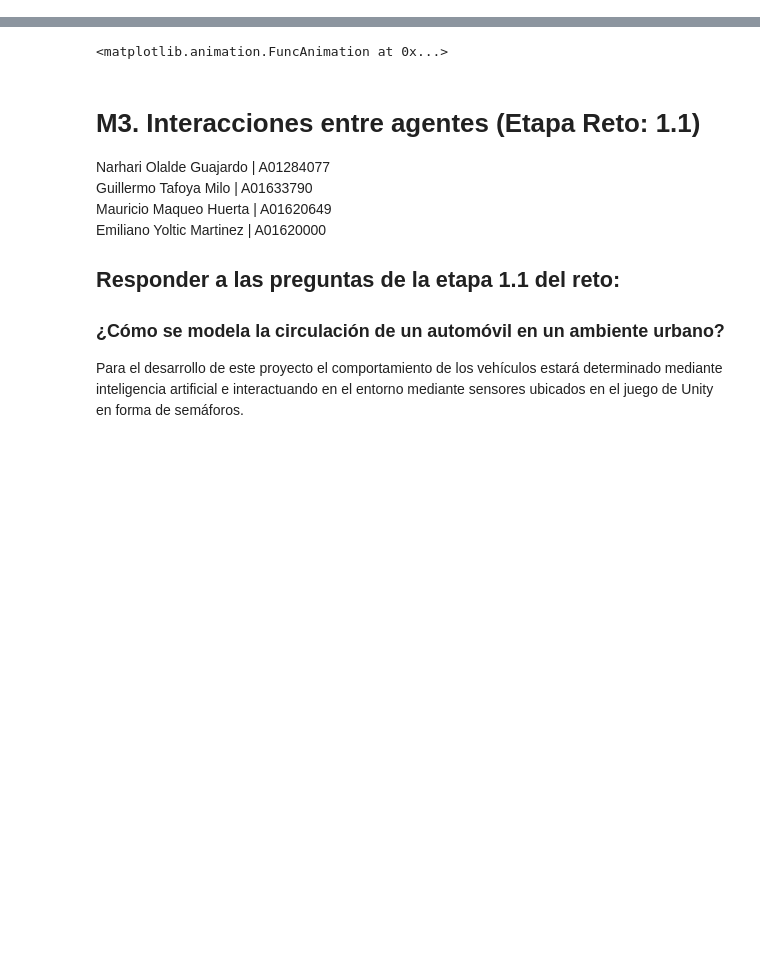
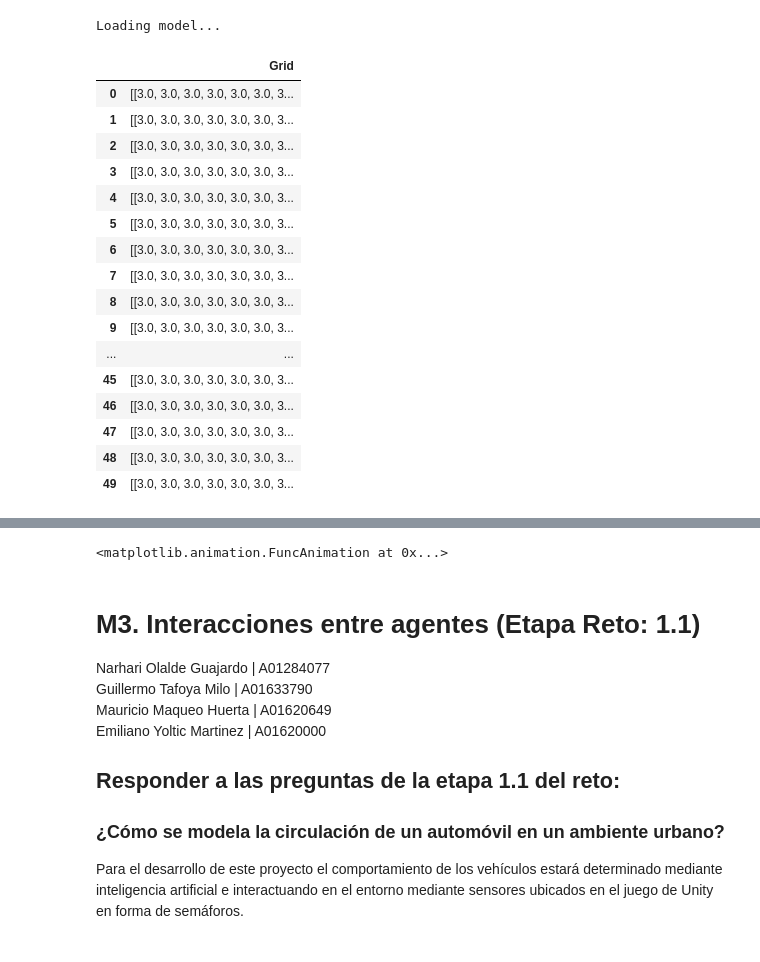
Before and after one commit to GuillermoTafoya/Multiagentes, a Jupyter notebook: DQ Learning/simulation.ipynb, the cells around one changed output, grey strips where cells are left out. Cells and saved outputs as stored; diff of their text form; code cells hidden in the pictures; blank space fills up the shorter version.

```diff
--- a/DQ Learning/simulation.ipynb
+++ b/DQ Learning/simulation.ipynb
@@ -1,5 +1,9 @@
 # %%
 from models import *
+# %%
+print("Loading model...")
+# %% [output]
+Loading model...
 # %%
 one_hot = False
 write = True
@@ -46,6 +50,26 @@ patch = plt.imshow(pinta_me(all_grid.iloc[0][0]))
 def animate(i):
     patch.set_data(pinta_me(all_grid.iloc[i][0]))
 anim = animation.FuncAnimation(fig, animate, frames=len(all_grid))
+# %%
+all_grid
+# %% [output]
+|  | Grid |
+| 0 | [[3.0, 3.0, 3.0, 3.0, 3.0, 3.0, 3... |
+| 1 | [[3.0, 3.0, 3.0, 3.0, 3.0, 3.0, 3... |
+| 2 | [[3.0, 3.0, 3.0, 3.0, 3.0, 3.0, 3... |
+| 3 | [[3.0, 3.0, 3.0, 3.0, 3.0, 3.0, 3... |
+| 4 | [[3.0, 3.0, 3.0, 3.0, 3.0, 3.0, 3... |
+| 5 | [[3.0, 3.0, 3.0, 3.0, 3.0, 3.0, 3... |
+| 6 | [[3.0, 3.0, 3.0, 3.0, 3.0, 3.0, 3... |
+| 7 | [[3.0, 3.0, 3.0, 3.0, 3.0, 3.0, 3... |
+| 8 | [[3.0, 3.0, 3.0, 3.0, 3.0, 3.0, 3... |
+| 9 | [[3.0, 3.0, 3.0, 3.0, 3.0, 3.0, 3... |
+| ... | ... |
+| 45 | [[3.0, 3.0, 3.0, 3.0, 3.0, 3.0, 3... |
+| 46 | [[3.0, 3.0, 3.0, 3.0, 3.0, 3.0, 3... |
+| 47 | [[3.0, 3.0, 3.0, 3.0, 3.0, 3.0, 3... |
+| 48 | [[3.0, 3.0, 3.0, 3.0, 3.0, 3.0, 3... |
+| 49 | [[3.0, 3.0, 3.0, 3.0, 3.0, 3.0, 3... |
 # %%
 run = False and not IA
 if run:
```
Also changed, not shown: parts of 1 cell of this notebook, 16 other files.
